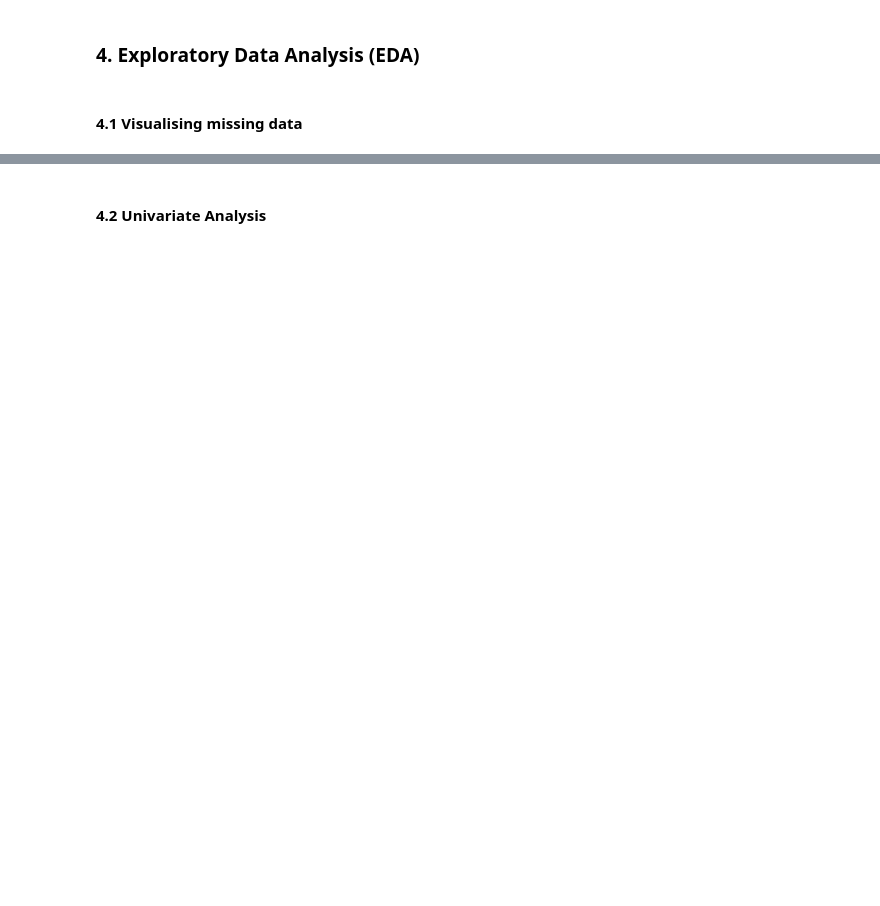
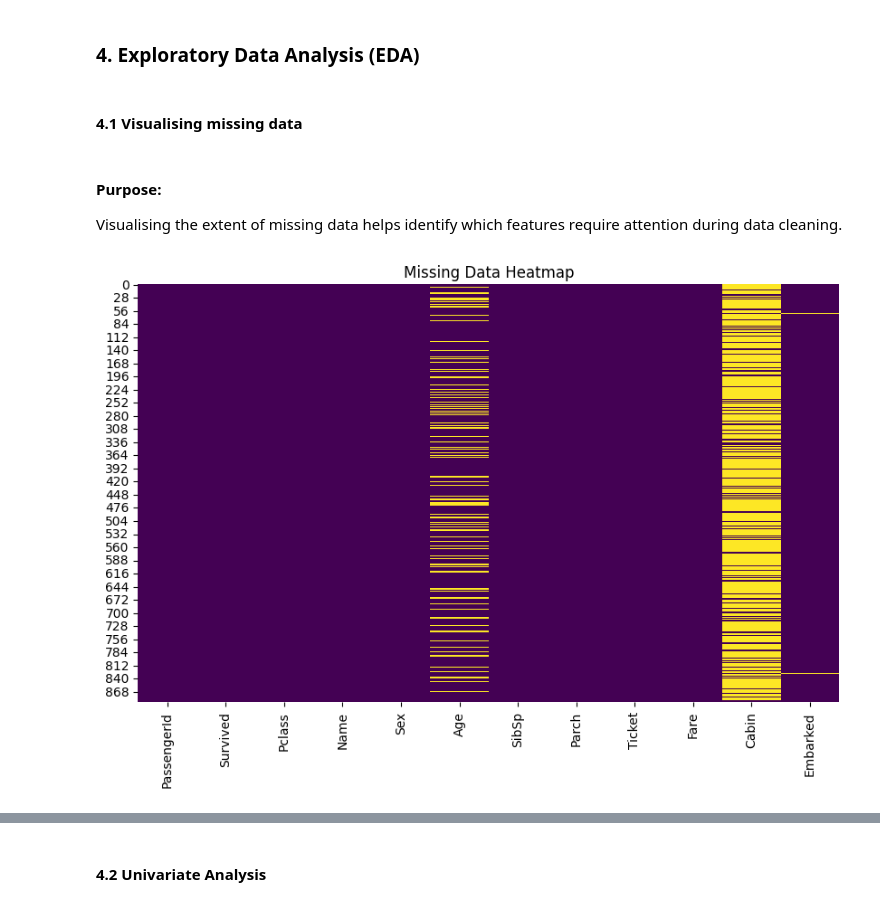
Before and after one commit to RJay02/Artificial-Intelligence, a Jupyter notebook: S2 Machine Learning AI Scientific/Machine Learning Algorithms.ipynb, the cells around one changed output, grey strips where cells are left out. Saved outputs shown, nothing was run; the diff lists cells and outputs as text; code cells hidden in the pictures; blank space fills up the shorter version.

```diff
--- a/S2 Machine Learning AI Scientific/Machine Learning Algorithms.ipynb
+++ b/S2 Machine Learning AI Scientific/Machine Learning Algorithms.ipynb
@@ -149,8 +159,2 @@ The summary statistics provide an overview of the numerical features in the data
 # %% [markdown]
 ##### 3.3.1 Types of features
-# %%
-# Load the Titanic dataset
-train_data = pd.read_csv("Titanic Dataset/train.csv")
-
-# Display the first few rows
-train_data.head()
@@ -165,3 +245,14 @@ train_data.head()
 ### 4. Exploratory Data Analysis (EDA)
 # %% [markdown]
 #### 4.1 Visualising missing data
+# %% [markdown]
+#### Purpose:
+Visualising the extent of missing data helps identify which features require attention during data cleaning.
+# %%
+# Visualising missing values using a heatmap
+plt.figure(figsize=(10, 6))
+sns.heatmap(train_data.isnull(), cbar=False, cmap="viridis")
+plt.title("Missing Data Heatmap")
+plt.show()
+# %% [output]
+[figure, added]
```
Also changed, not shown: parts of 14 cells of this notebook.
